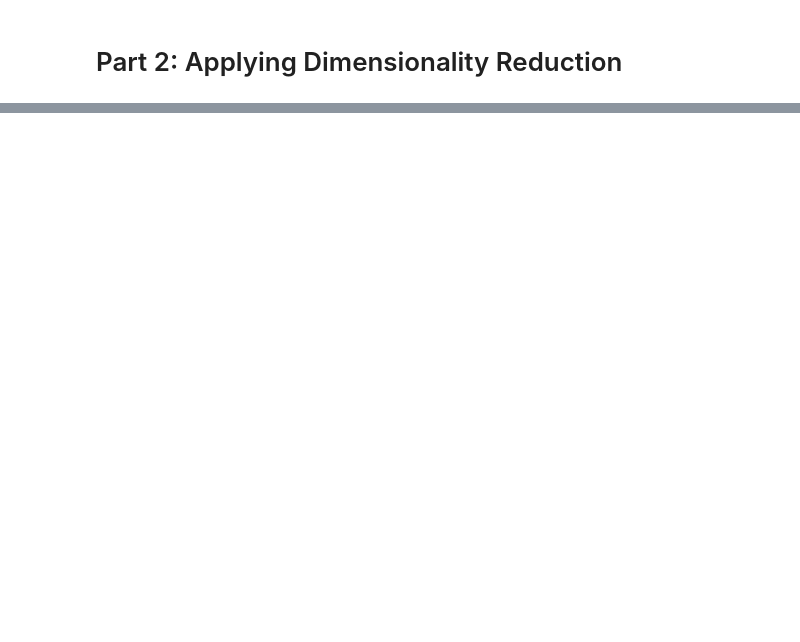
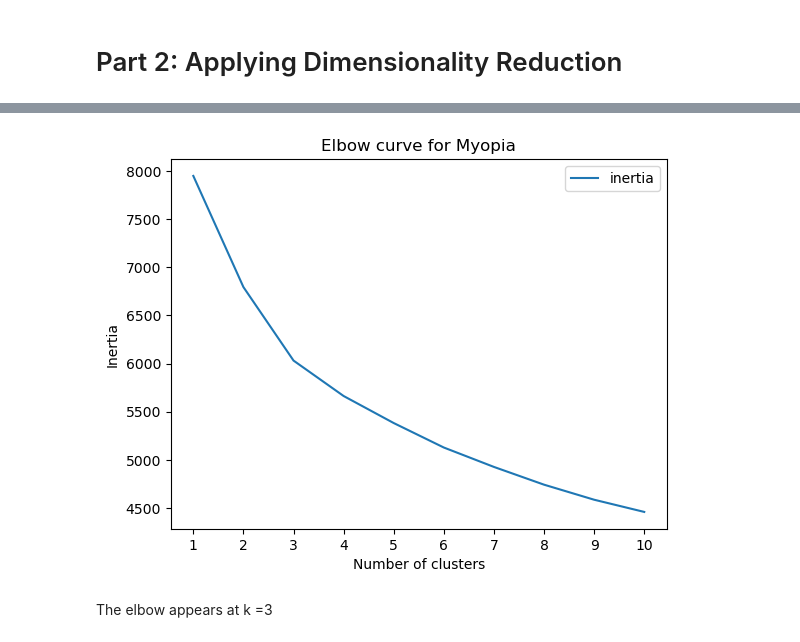
Before and after one commit to p-colomer/unsupervised-machine-learning-challenge, a Jupyter notebook: myopia.ipynb, the cells around one changed output, grey strips where cells are left out. Drawn from its saved outputs; the diff is of its cells as text; code cells hidden in the pictures; blank space fills up the shorter version.

```diff
--- a/myopia.ipynb
+++ b/myopia.ipynb
@@ -71,3 +98,12 @@ df.head()
 | 2 | 6 | 1.179 | 22.490000 | 3.462 | 3.514 | 15.52 | 14 | 0 | 2 | 0 | 10 | ... |
 | 3 | 6 | 0.525 | 22.200001 | 3.862 | 3.612 | 14.73 | 18 | 11 | 0 | 0 | 4 | ... |
 | 4 | 5 | 0.697 | 23.290001 | 3.676 | 3.454 | 16.16 | 14 | 0 | 0 | 0 | 4 | ... |
+# %%
+# Standarising the dataset so that columns that contain larger values do not influence
+# the outcome more than columns with smaller values:
+
+# Creating a scaler to standardize the data
+scaler = StandardScaler()
+
+# Training the scaler with the data.
+X_scaled = scaler.fit_transform(df)
@@ -74,2 +118,11 @@ df.head()
 # %% [markdown]
 # Part 2: Applying Dimensionality Reduction
+# %%
+# Performing dimensionality reduction with PCA.
+pca = PCA(n_components=0.9)
+
+# Getting the principal components for the X_train_scaled
+myopia_pca = pca.fit_transform(X_scaled)
+
+# Getting the explained variance ratio
+pca.explained_variance_ratio_.sum()
@@ -75,0 +153,10 @@ df.head()
+# %%
+# Identifying the best number of clusters using the elbow curve
+inertias = []
+k = range(1, 11)
+
+for i in k:
+    km = KMeans(n_clusters=i, random_state=42)
+    km.fit(myopia_pca)
+    inertia = km.inertia_
+    inertias.append(inertia)
@@ -75,0 +176,3 @@ df.head()
+# %%
+elbow_data = pd.DataFrame({"k": list(k), "inertia": inertias})
+elbow_data
@@ -75,0 +191,12 @@ df.head()
+# %%
+#  determining where the elbow of the plot is, and at which value of k it appears
+elbow_data.plot(x="k", y="inertia")
+plt.xticks(range(1,11))
+plt.xlabel('Number of clusters')
+plt.ylabel('Inertia')
+plt.title('Elbow curve for Myopia')
+plt.show()
+# %% [output]
+[figure, added]
+# %% [markdown]
+The elbow appears at k =3
```
Also changed, not shown: parts of 17 cells of this notebook.
